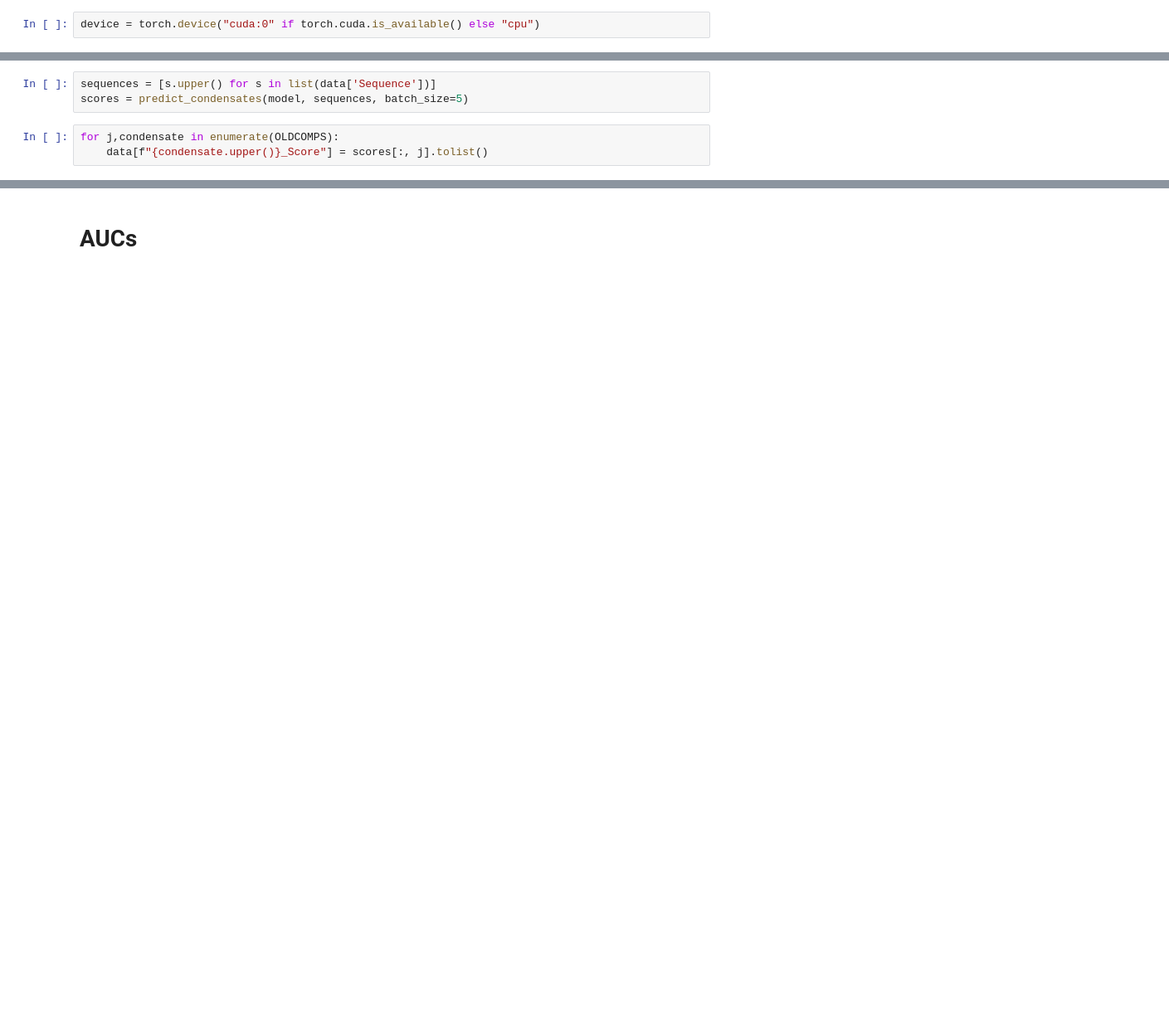
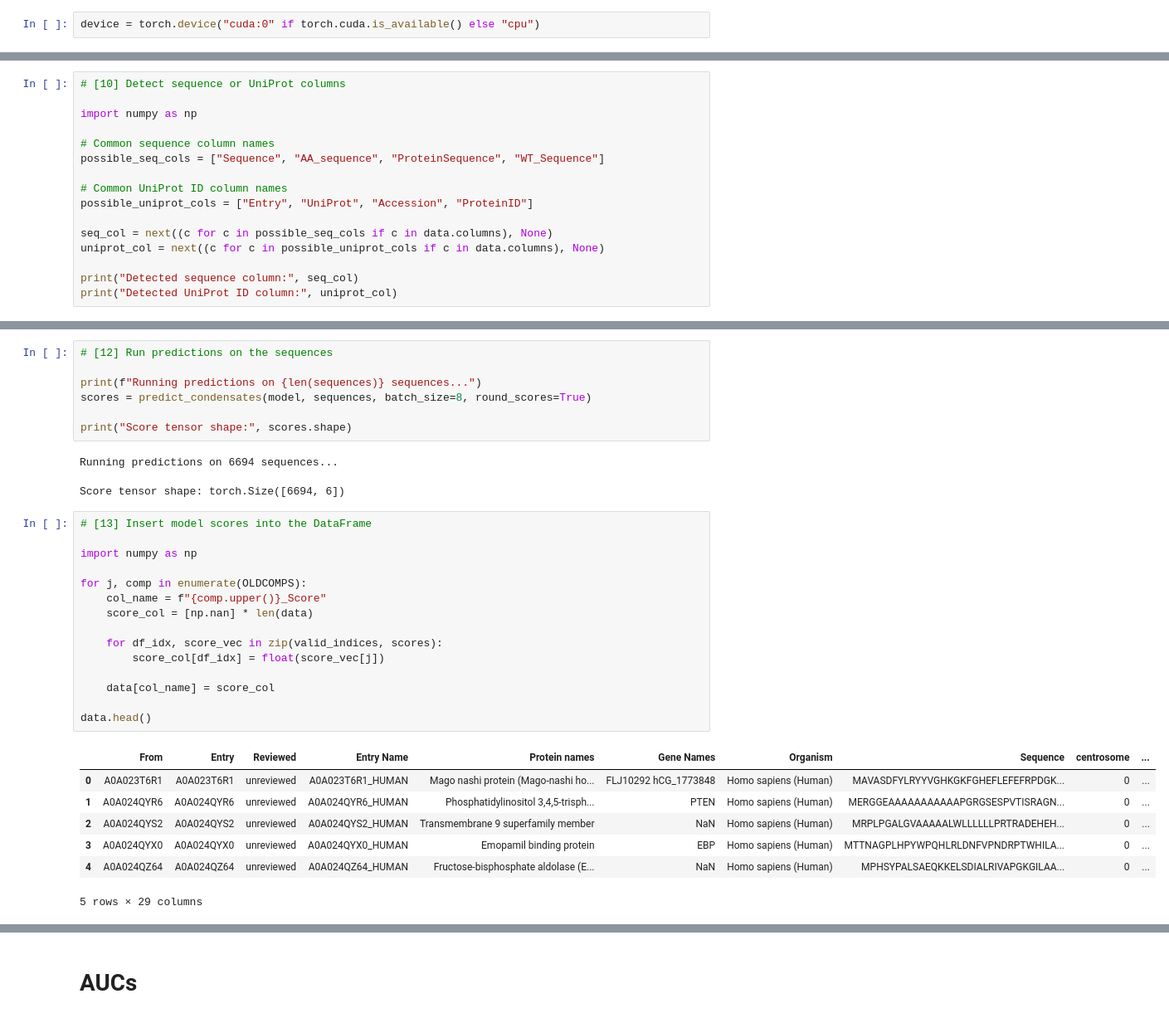
Before and after one commit to Synaptic-Logistics-Lab/SynapseGigamapper, a Jupyter notebook: notebook/Analysis.ipynb, the cells around one changed output, grey strips where cells are left out. Shown: that part at 83% size. Drawn from its saved outputs; the diff is of its cells as text; blank space fills up the shorter version.

Commit message:
Analysis now work! Protein generation on its way...

```diff
--- a/notebook/Analysis.ipynb
+++ b/notebook/Analysis.ipynb
@@ -313,6 +26,0 @@ data = data.loc[rows_with_valid_seq_len]
-# %%
-sequences = [s.upper() for s in list(data['Sequence'])]
-scores = predict_condensates(model, sequences, batch_size=5)
-# %%
-for j,condensate in enumerate(OLDCOMPS):
-    data[f"{condensate.upper()}_Score"] = scores[:, j].tolist()
@@ -320,0 +264,16 @@ data.to_csv('disease_mutations_reference_set_preds.csv', index=False)
+# %%
+# [10] Detect sequence or UniProt columns
+
+import numpy as np
+
+# Common sequence column names
+possible_seq_cols = ["Sequence", "AA_sequence", "ProteinSequence", "WT_Sequence"]
+
+# Common UniProt ID column names
+possible_uniprot_cols = ["Entry", "UniProt", "Accession", "ProteinID"]
+
+seq_col = next((c for c in possible_seq_cols if c in data.columns), None)
+uniprot_col = next((c for c in possible_uniprot_cols if c in data.columns), None)
+
+print("Detected sequence column:", seq_col)
+print("Detected UniProt ID column:", uniprot_col)
@@ -320,0 +324,33 @@ data.to_csv('disease_mutations_reference_set_preds.csv', index=False)
+# %%
+# [12] Run predictions on the sequences
+
+print(f"Running predictions on {len(sequences)} sequences...")
+scores = predict_condensates(model, sequences, batch_size=8, round_scores=True)
+
+print("Score tensor shape:", scores.shape)
+# %% [output]
+Running predictions on 6694 sequences...
+Score tensor shape: torch.Size([6694, 6])
+# %%
+# [13] Insert model scores into the DataFrame
+
+import numpy as np
+
+for j, comp in enumerate(OLDCOMPS):
+    col_name = f"{comp.upper()}_Score"
+    score_col = [np.nan] * len(data)
+
+    for df_idx, score_vec in zip(valid_indices, scores):
+        score_col[df_idx] = float(score_vec[j])
+
+    data[col_name] = score_col
+
+data.head()
+# %% [output]
+|  | From | Entry | Reviewed | Entry Name | Protein names | Gene Names | Organism | Sequence | centrosome | ... |
+| 0 | A0A023T6R1 | A0A023T6R1 | unreviewed | A0A023T6R1_HUMAN | Mago nashi protein (Mago-nashi ho... | FLJ10292 hCG_1773848 | Homo sapiens (Human) | MAVASDFYLRYYVGHKGKFGHEFLEFEFRPDGK... | 0 | ... |
+| 1 | A0A024QYR6 | A0A024QYR6 | unreviewed | A0A024QYR6_HUMAN | Phosphatidylinositol 3,4,5-trisph... | PTEN | Homo sapiens (Human) | MERGGEAAAAAAAAAAAPGRGSESPVTISRAGN... | 0 | ... |
+| 2 | A0A024QYS2 | A0A024QYS2 | unreviewed | A0A024QYS2_HUMAN | Transmembrane 9 superfamily member | NaN | Homo sapiens (Human) | MRPLPGALGVAAAAALWLLLLLLPRTRADEHEH... | 0 | ... |
+| 3 | A0A024QYX0 | A0A024QYX0 | unreviewed | A0A024QYX0_HUMAN | Emopamil binding protein | EBP | Homo sapiens (Human) | MTTNAGPLHPYWPQHLRLDNFVPNDRPTWHILA... | 0 | ... |
+| 4 | A0A024QZ64 | A0A024QZ64 | unreviewed | A0A024QZ64_HUMAN | Fructose-bisphosphate aldolase (E... | NaN | Homo sapiens (Human) | MPHSYPALSAEQKKELSDIALRIVAPGKGILAA... | 0 | ... |
+5 rows × 29 columns
```
Also changed, not shown: parts of 132 cells of this notebook, 3 other files.
